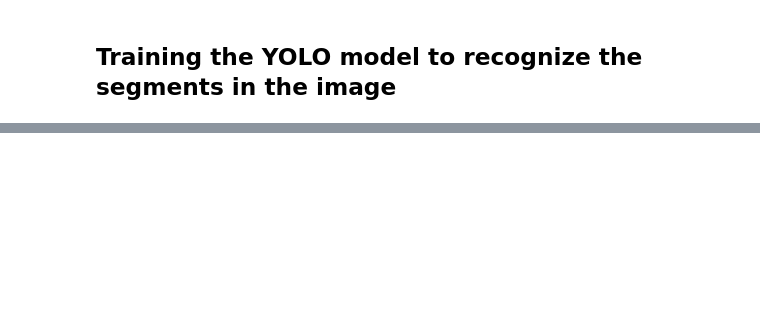
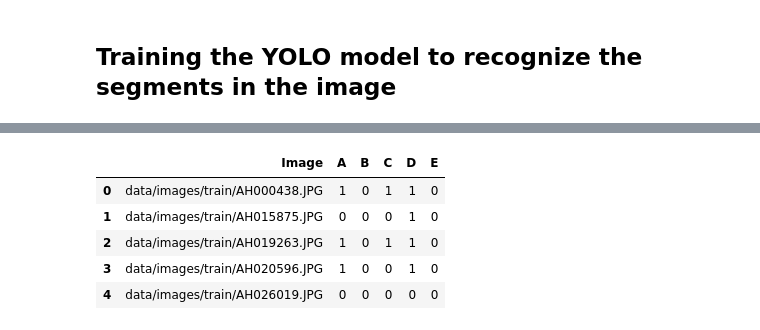
Before and after one commit to DollyPy/MRIDetection, a Jupyter notebook: MRI Detection.ipynb, the cells around one changed output, grey strips where cells are left out. Cells and saved outputs as stored; diff of their text form; code cells hidden in the pictures; blank space fills up the shorter version.

```diff
--- a/MRI Detection.ipynb
+++ b/MRI Detection.ipynb
@@ -174,0 +127,9 @@ results2
+# %%
+df.head()
+# %% [output]
+|  | Image | A | B | C | D | E |
+| 0 | data/images/train/AH000438.JPG | 1 | 0 | 1 | 1 | 0 |
+| 1 | data/images/train/AH015875.JPG | 0 | 0 | 0 | 1 | 0 |
+| 2 | data/images/train/AH019263.JPG | 1 | 0 | 1 | 1 | 0 |
+| 3 | data/images/train/AH020596.JPG | 1 | 0 | 0 | 1 | 0 |
+| 4 | data/images/train/AH026019.JPG | 0 | 0 | 0 | 0 | 0 |
```
Also changed, not shown: parts of 25 cells of this notebook, 10 other files.
